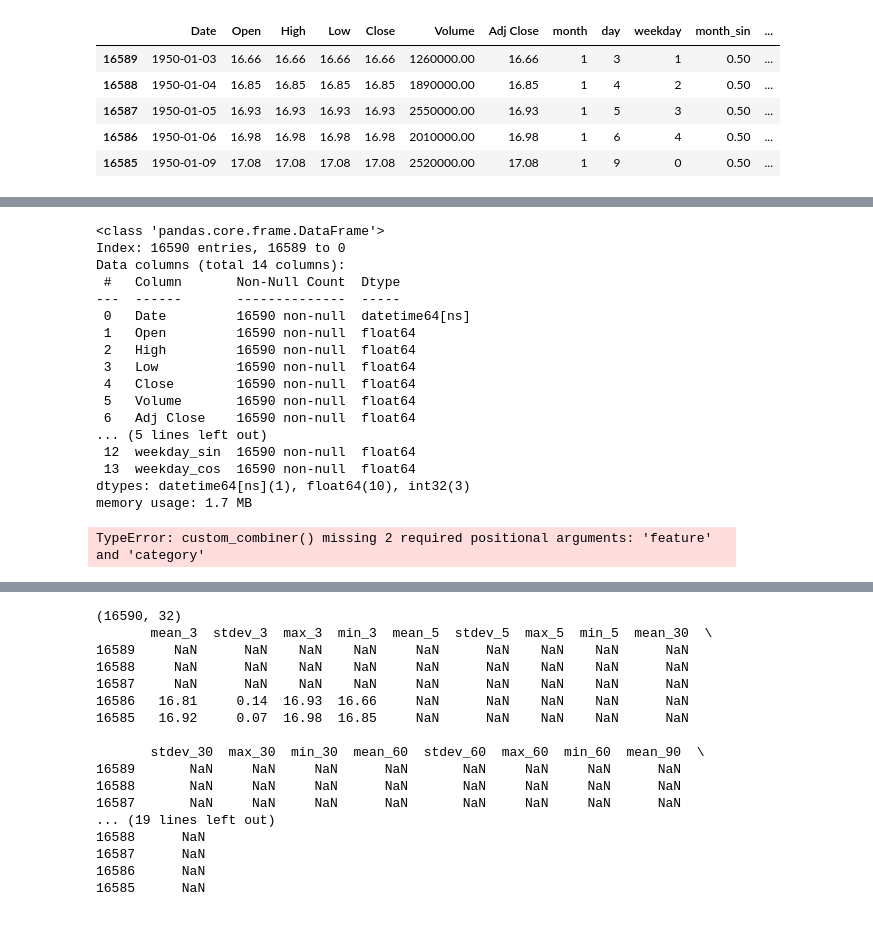
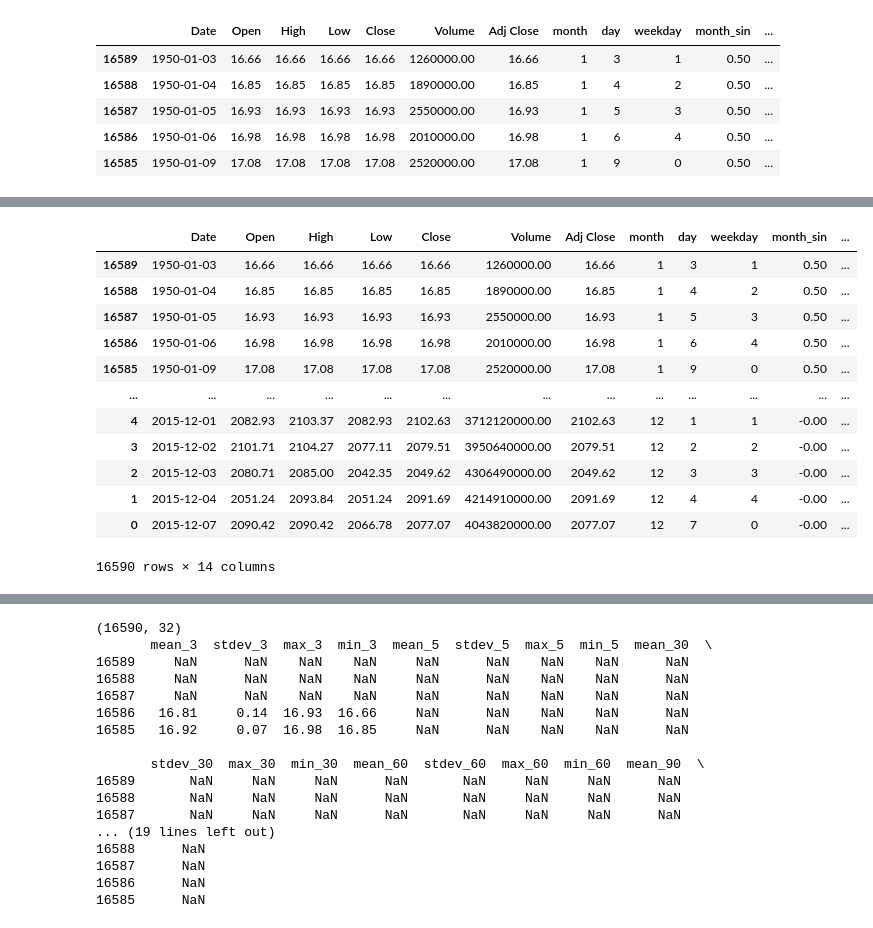
Before and after one commit to TGusciora/python-gp24, a Jupyter notebook: notebooks/001_GP24_tg_EDA_train_model.ipynb, the cells around one changed output, grey strips where cells are left out. Saved outputs shown, nothing was run; the diff lists cells and outputs as text; code cells hidden in the pictures.

Commit message:
2023/07/20
GP24
- tidying up one hot encoder
- moving libraries to library import section

```diff
--- a/notebooks/001_GP24_tg_EDA_train_model.ipynb
+++ b/notebooks/001_GP24_tg_EDA_train_model.ipynb
@@ -205,59 +235,16 @@ print(months_onehot)
 # %%
-data2.info()
+data2
 # %% [output]
+|  | Date | Open | High | Low | Close | Volume | Adj Close | month | day | weekday | month_sin | ... |
+| 16589 | 1950-01-03 | 16.66 | 16.66 | 16.66 | 16.66 | 1260000.00 | 16.66 | 1 | 3 | 1 | 0.50 | ... |
+| 16588 | 1950-01-04 | 16.85 | 16.85 | 16.85 | 16.85 | 1890000.00 | 16.85 | 1 | 4 | 2 | 0.50 | ... |
+| 16587 | 1950-01-05 | 16.93 | 16.93 | 16.93 | 16.93 | 2550000.00 | 16.93 | 1 | 5 | 3 | 0.50 | ... |
+| 16586 | 1950-01-06 | 16.98 | 16.98 | 16.98 | 16.98 | 2010000.00 | 16.98 | 1 | 6 | 4 | 0.50 | ... |
+| 16585 | 1950-01-09 | 17.08 | 17.08 | 17.08 | 17.08 | 2520000.00 | 17.08 | 1 | 9 | 0 | 0.50 | ... |
+| ... | ... | ... | ... | ... | ... | ... | ... | ... | ... | ... | ... | ... |
+| 4 | 2015-12-01 | 2082.93 | 2103.37 | 2082.93 | 2102.63 | 3712120000.00 | 2102.63 | 12 | 1 | 1 | -0.00 | ... |
+| 3 | 2015-12-02 | 2101.71 | 2104.27 | 2077.11 | 2079.51 | 3950640000.00 | 2079.51 | 12 | 2 | 2 | -0.00 | ... |
+| 2 | 2015-12-03 | 2080.71 | 2085.00 | 2042.35 | 2049.62 | 4306490000.00 | 2049.62 | 12 | 3 | 3 | -0.00 | ... |
+| 1 | 2015-12-04 | 2051.24 | 2093.84 | 2051.24 | 2091.69 | 4214910000.00 | 2091.69 | 12 | 4 | 4 | -0.00 | ... |
+| 0 | 2015-12-07 | 2090.42 | 2090.42 | 2066.78 | 2077.07 | 4043820000.00 | 2077.07 | 12 | 7 | 0 | -0.00 | ... |
-<class 'pandas.core.frame.DataFrame'>
-Index: 16590 entries, 16589 to 0
-Data columns (total 14 columns):
- #   Column       Non-Null Count  Dtype
----  ------       --------------  -----
- 0   Date         16590 non-null  datetime64[ns]
- 1   Open         16590 non-null  float64
- 2   High         16590 non-null  float64
- 3   Low          16590 non-null  float64
- 4   Close        16590 non-null  float64
- 5   Volume       16590 non-null  float64
- 6   Adj Close    16590 non-null  float64
-... (5 lines left out)
- 12  weekday_sin  16590 non-null  float64
- 13  weekday_cos  16590 non-null  float64
-dtypes: datetime64[ns](1), float64(10), int32(3)
-memory usage: 1.7 MB
+16590 rows × 14 columns
-# %%
-from sklearn.preprocessing import OneHotEncoder
-from sklearn.compose import make_column_transformer
-
-# We create a column transformer telling it to replace the columns which hold the categories and leave the rest untouched.
-# The column transformer does not create the pandas DataFrame, but it selects the appropriate columns, converts them and appends the converted columns to the other ones.
-
-# It is always good to have an explicit list of categories
-categories = [('month',[1,2,3,4,5,6,7,8,9,10,11,12]),
-              ('weekday',[0,1,2,3,4,5,6])]
-
-
-ohe_columns = [x[0] for x in categories]
-ohe_categories = [x[1] for x in categories]
-
-def custom_combiner(feature, category):
-        return str(feature) + "_" + str(category)
-
-# https://towardsdatascience.com/using-columntransformer-to-combine-data-processing-steps-af383f7d5260
-
-enc = OneHotEncoder(sparse_output=False, categories=ohe_categories, feature_name_combiner=custom_combiner())
-
-transformer = make_column_transformer((enc, ohe_columns))
-
-# We convert the resulting arrays to DataFrames
-transformed=transformer.fit_transform(data2)
-display(pd.DataFrame(
-        transformed,
-        columns=transformer.get_feature_names_out(),
-        index=data2.index
-        ))
-
-dataframeTransformed = pd.DataFrame(
-            transformer.transform(data2),
-            columns=transformer.get_feature_names_out(),
-            index=data2.index
-            )
-# %% [output]
-TypeError: custom_combiner() missing 2 required positional arguments: 'feature' and 'category'
```
Also changed, not shown: parts of 7 cells of this notebook, 1 other file.
